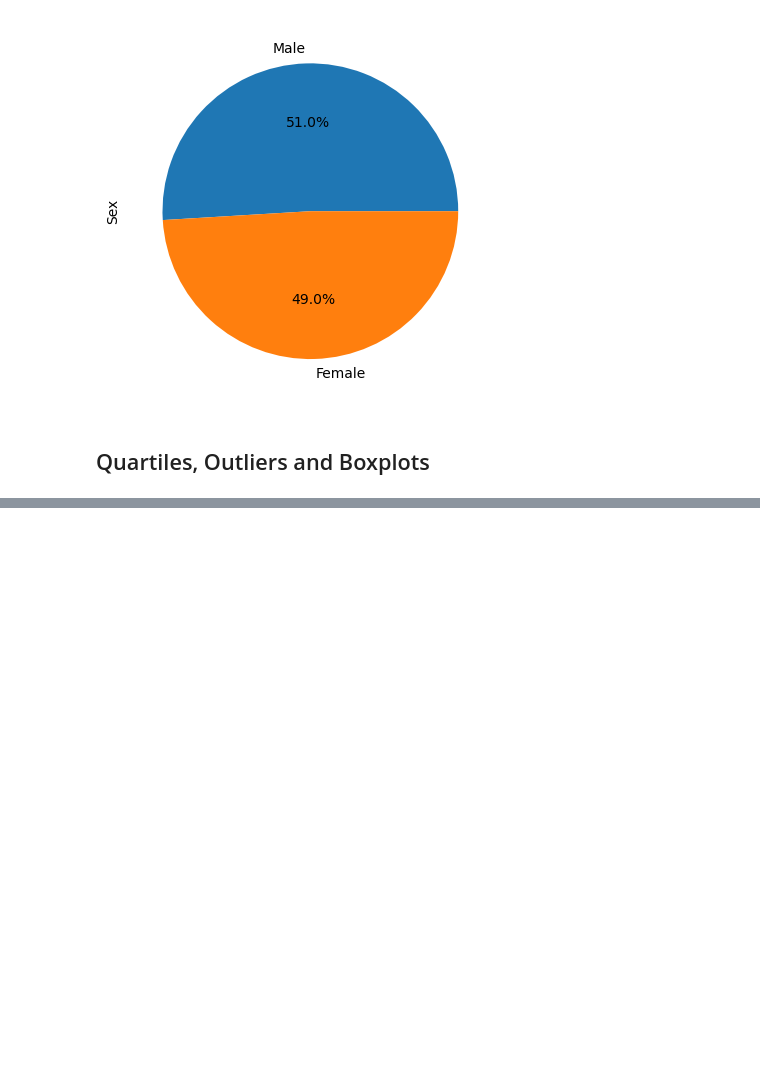
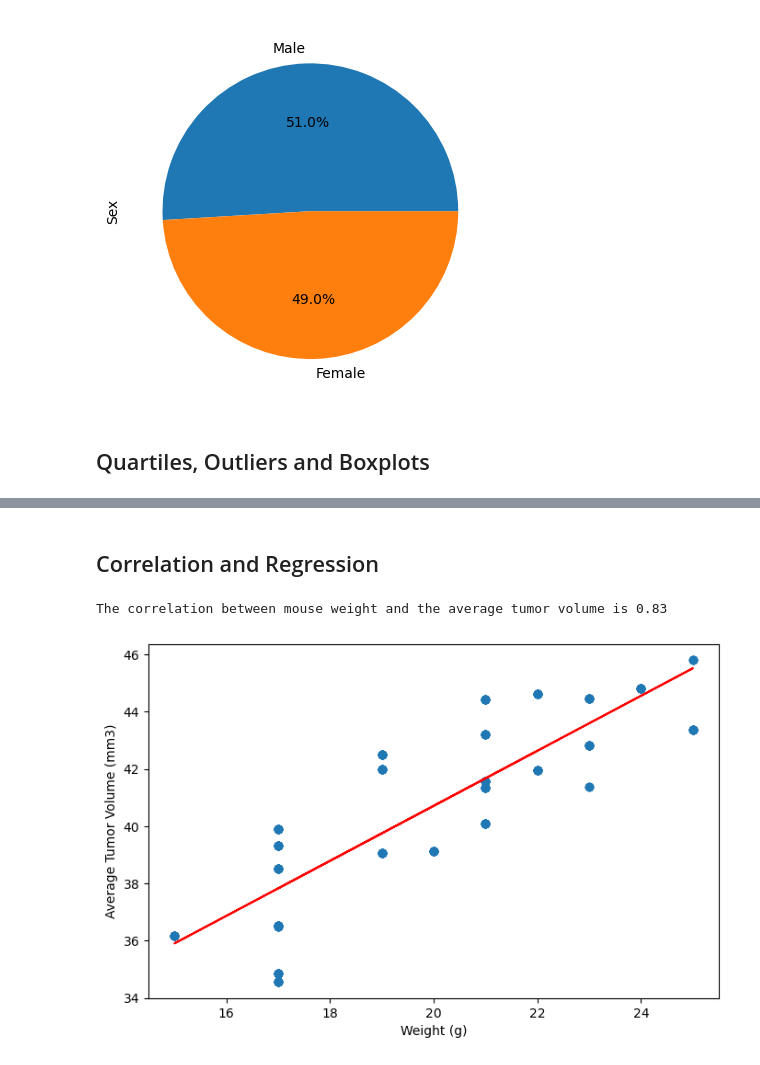
Before and after one commit to brnkath/matplotlib-challenge, a Jupyter notebook: Pymaceuticals/pymaceuticals_analysis.ipynb, the cells around one changed output, grey strips where cells are left out. Cells and saved outputs as stored; diff of their text form; code cells hidden in the pictures; blank space fills up the shorter version.

```diff
--- a/Pymaceuticals/pymaceuticals_analysis.ipynb
+++ b/Pymaceuticals/pymaceuticals_analysis.ipynb
@@ -208,0 +313,34 @@ tumor_volume = []
+# %% [markdown]
+## Correlation and Regression
+# %%
+# Calculating the correlation coefficient and a linear regression model
+# for mouse weight and average observed tumor volume for the entire Capomulin regimen
+capomulin_data = combined_study_data[combined_study_data["Drug Regimen"] == "Capomulin"]
+
+average_tumor_volume = capomulin_data.groupby("Mouse ID")["Tumor Volume (mm3)"].mean()
+
+merged_data = pd.merge(capomulin_data, average_tumor_volume, on="Mouse ID")
+merged_data = merged_data.rename(columns={"Tumor Volume (mm3)_y": "Average Tumor Volume (mm3)"})
+
+correlation_coefficient, _ = pearsonr(merged_data["Weight (g)"], merged_data["Average Tumor Volume (mm3)"])
+print(f"The correlation between mouse weight and the average tumor volume is {correlation_coefficient:.2f}")
+
+X = merged_data[["Weight (g)"]]
+y = merged_data["Average Tumor Volume (mm3)"]
+
+regression_model = LinearRegression()
+regression_model.fit(X, y)
+
+slope = regression_model.coef_[0]
+intercept = regression_model.intercept_
+
+# Plot the scatter plot and the linear regression line
+plt.figure(figsize=(8, 5))
+plt.scatter(X, y)
+plt.plot(X, regression_model.predict(X), color='red', label=f"y = {slope:.2f} * x + {intercept:.2f}")
+plt.xlabel("Weight (g)")
+plt.ylabel("Average Tumor Volume (mm3)")
+plt.show()
+# %% [output]
+The correlation between mouse weight and the average tumor volume is 0.83
+[figure, added]
```
Also changed, not shown: parts of 9 cells of this notebook, 1 other file.
